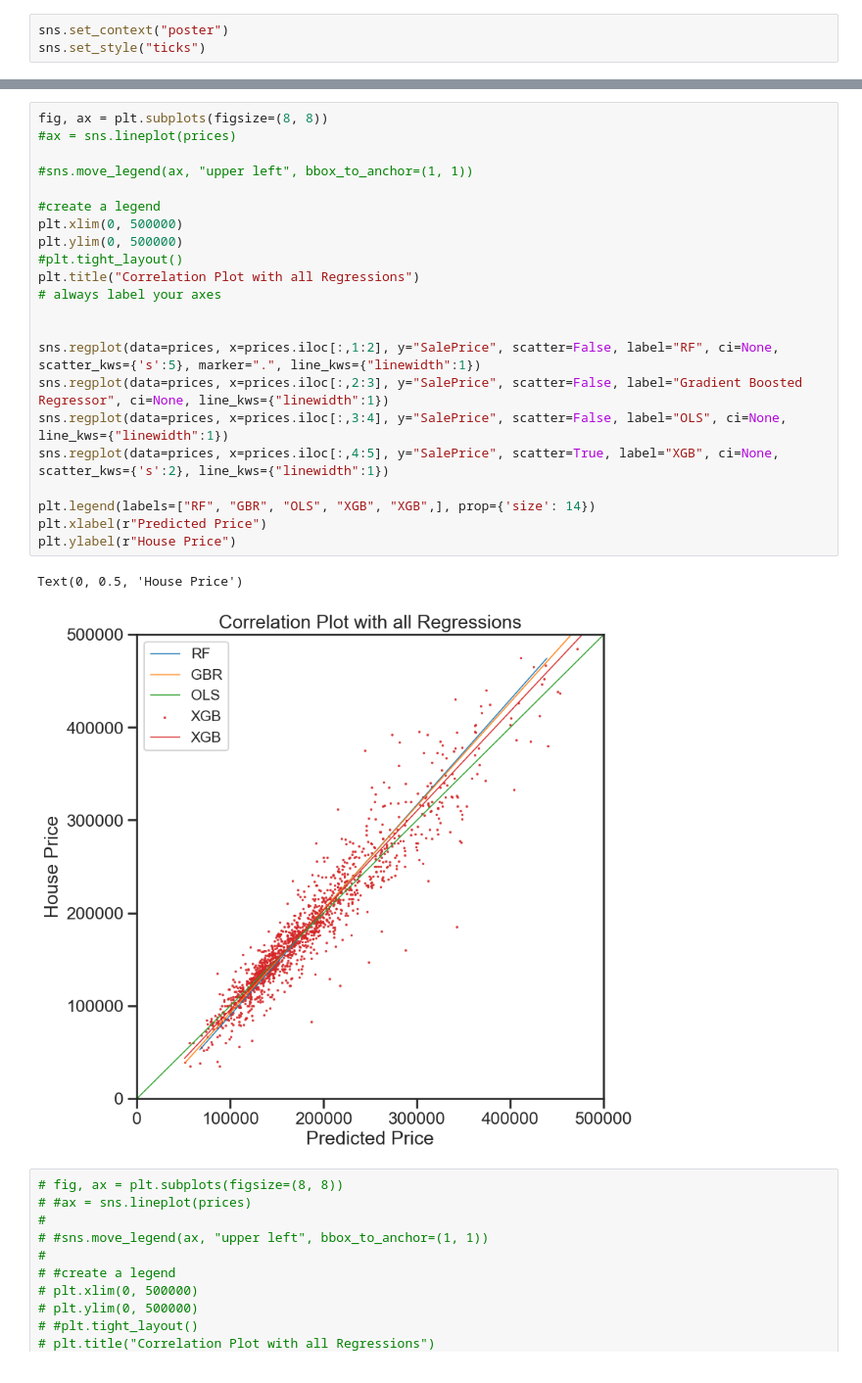
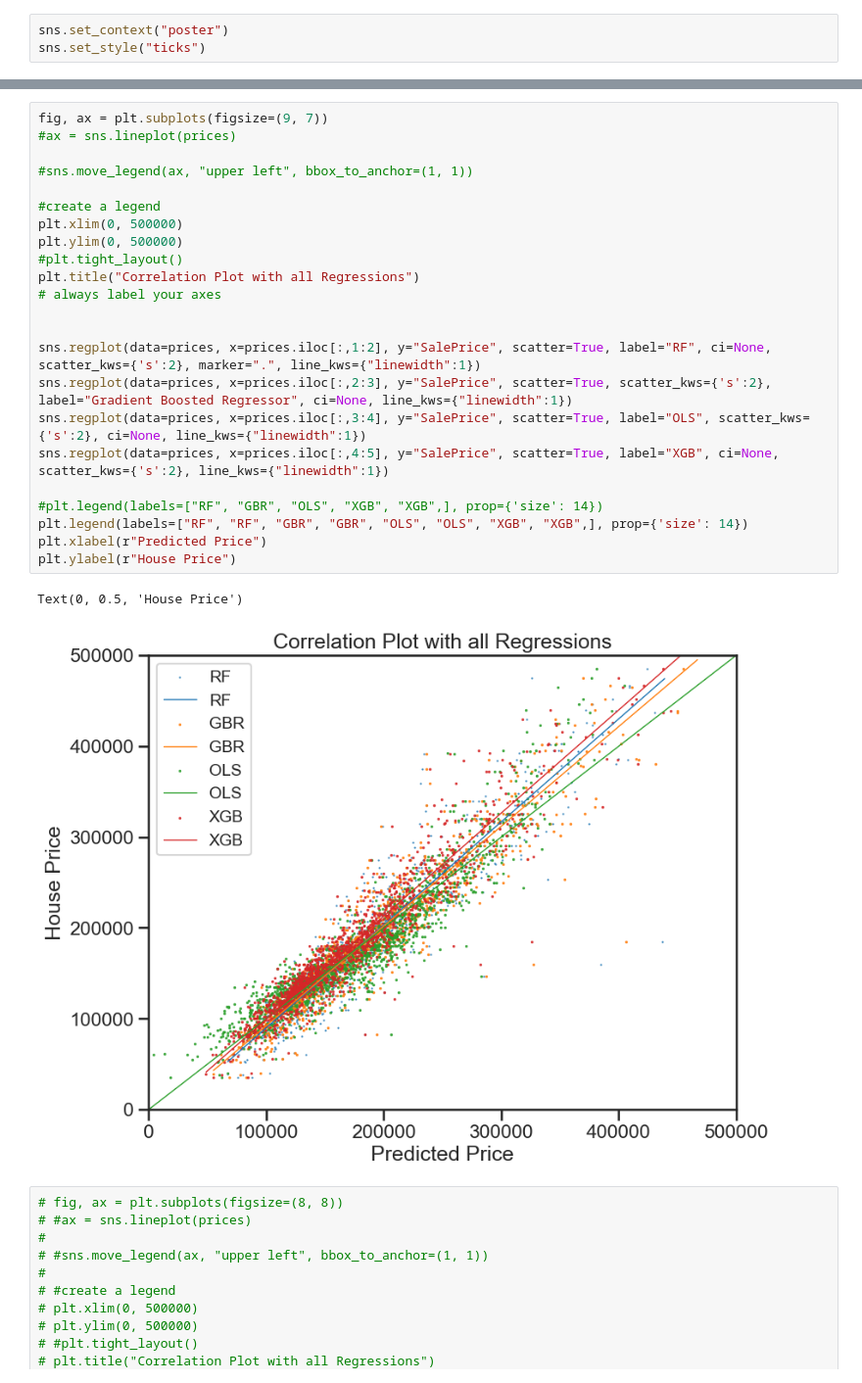
Before and after one commit to yummypugs/Data-Analytics-in-Business, a Jupyter notebook: 4.0.0 All graphs stacked.ipynb, the cells around one changed output, grey strips where cells are left out. Shown at 98% size. Saved outputs shown, nothing was run; the diff lists cells and outputs as text.

```diff
--- a/4.0.0 All graphs stacked.ipynb
+++ b/4.0.0 All graphs stacked.ipynb
@@ -72,28 +72,29 @@ sns.lineplot(data=prices)
 # %%
-fig, ax = plt.subplots(figsize=(8, 8))
+fig, ax = plt.subplots(figsize=(9, 7))
 #ax = sns.lineplot(prices)
 
 #sns.move_legend(ax, "upper left", bbox_to_anchor=(1, 1))
 
 #create a legend
 plt.xlim(0, 500000)
 plt.ylim(0, 500000)
 #plt.tight_layout()
 plt.title("Correlation Plot with all Regressions")
 # always label your axes
 
 
-sns.regplot(data=prices, x=prices.iloc[:,1:2], y="SalePrice", scatter=False, label="RF", ci=None, scatter_kws={'s':5}, marker=".", line_kws={"linewidth":1})
-sns.regplot(data=prices, x=prices.iloc[:,2:3], y="SalePrice", scatter=False, label="Gradient Boosted Regressor", ci=None, line_kws={"linewidth":1})
-sns.regplot(data=prices, x=prices.iloc[:,3:4], y="SalePrice", scatter=False, label="OLS", ci=None, line_kws={"linewidth":1})
+sns.regplot(data=prices, x=prices.iloc[:,1:2], y="SalePrice", scatter=True, label="RF", ci=None, scatter_kws={'s':2}, marker=".", line_kws={"linewidth":1})
+sns.regplot(data=prices, x=prices.iloc[:,2:3], y="SalePrice", scatter=True, scatter_kws={'s':2}, label="Gradient Boosted Regressor", ci=None, line_kws={"linewidth":1})
+sns.regplot(data=prices, x=prices.iloc[:,3:4], y="SalePrice", scatter=True, label="OLS", scatter_kws={'s':2}, ci=None, line_kws={"linewidth":1})
 sns.regplot(data=prices, x=prices.iloc[:,4:5], y="SalePrice", scatter=True, label="XGB", ci=None, scatter_kws={'s':2}, line_kws={"linewidth":1})
 
-plt.legend(labels=["RF", "GBR", "OLS", "XGB", "XGB",], prop={'size': 14})
+#plt.legend(labels=["RF", "GBR", "OLS", "XGB", "XGB",], prop={'size': 14})
+plt.legend(labels=["RF", "RF", "GBR", "GBR", "OLS", "OLS", "XGB", "XGB",], prop={'size': 14})
 plt.xlabel(r"Predicted Price")
 plt.ylabel(r"House Price")
 # %% [output]
 Text(0, 0.5, 'House Price')
-[figure, old version]
+[figure, new version]
 # %%
 # fig, ax = plt.subplots(figsize=(8, 8))
 # #ax = sns.lineplot(prices)
```
Also changed, not shown: parts of 8 cells of this notebook, 3 other files.
